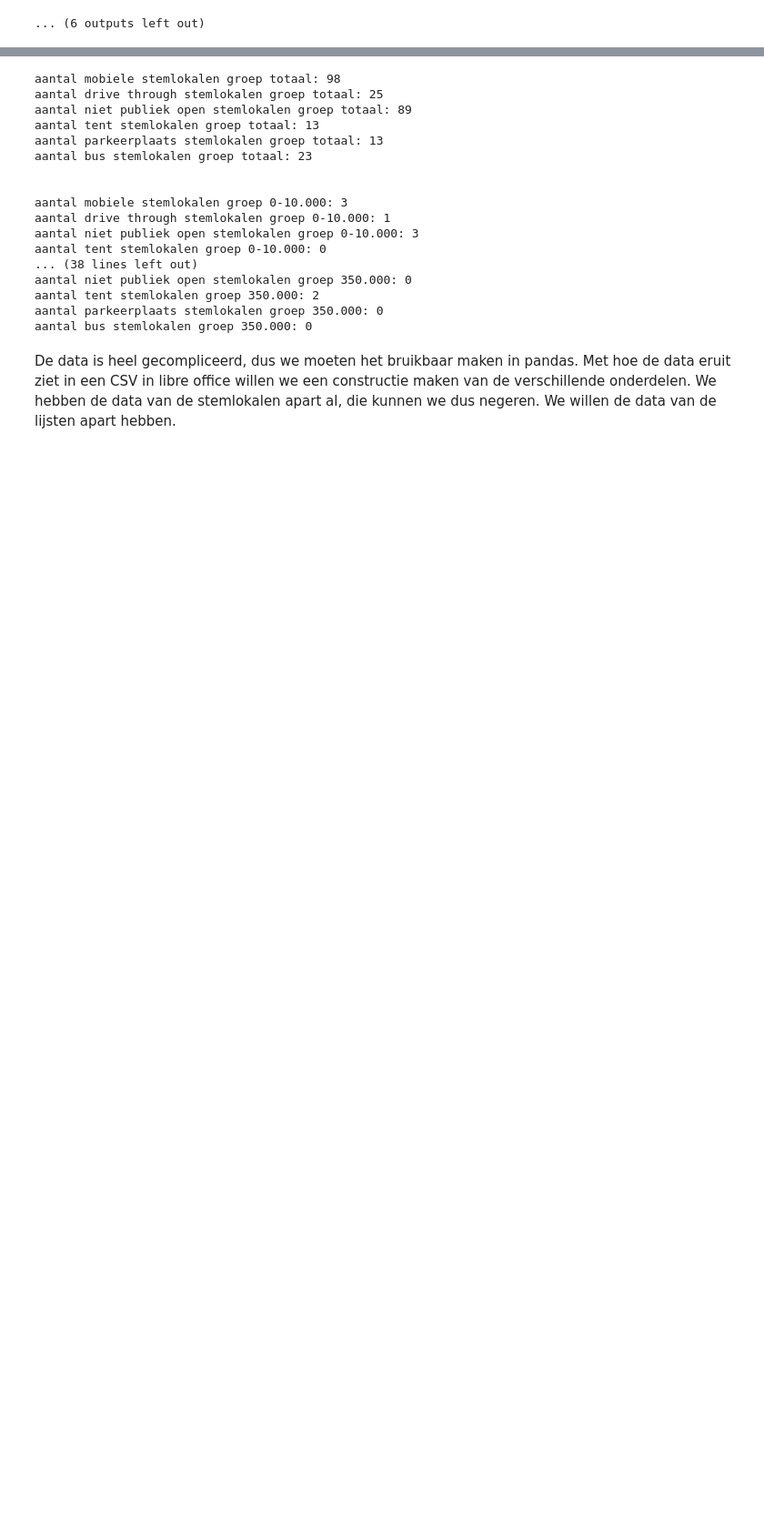
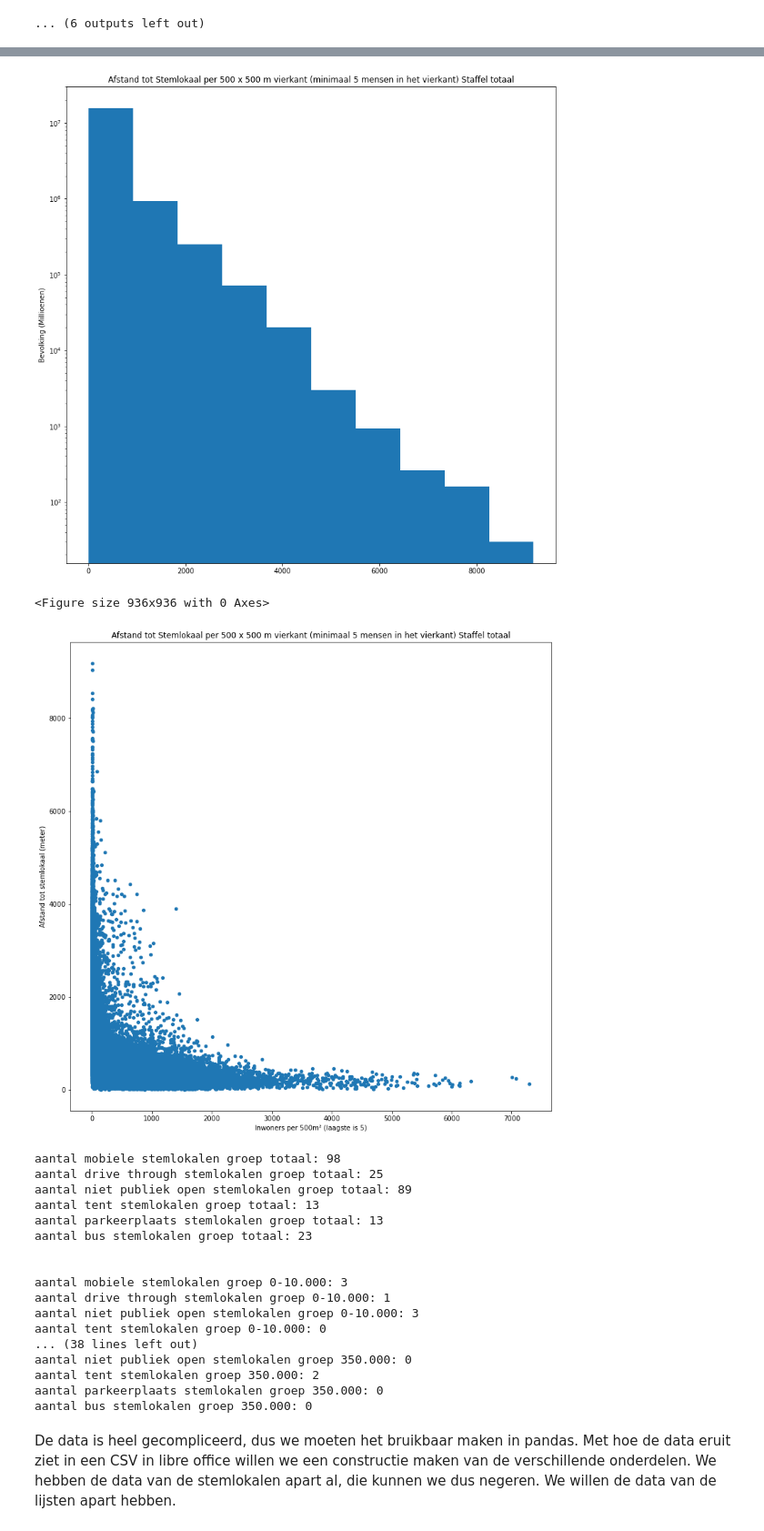
Before and after one commit to openstate/stembureau-meting, a Jupyter notebook: jupyter/stembureau_data.ipynb, the cells around one changed output, grey strips where cells are left out. Shown at 91% size. Cells and saved outputs as stored; diff of their text form; code cells hidden in the pictures; blank space fills up the shorter version.

```diff
--- a/jupyter/stembureau_data.ipynb
+++ b/jupyter/stembureau_data.ipynb
@@ -902,3 +950,9 @@ for label in labels:
+# %%
+plot_dist(df_nearest, "totaal")
+# %% [output]
+[figure, added]
+<Figure size 936x936 with 0 Axes>
+[figure, added]
 # %%
 def print_type(df, label):
     print("aantal mobiele stemlokalen groep {}: {}".format(label, df[df["Naam stembureau"].str.contains("Mobiel")]["Naam stembureau"].count()))
```
Also changed, not shown: parts of 2 cells of this notebook, 1 other file.
